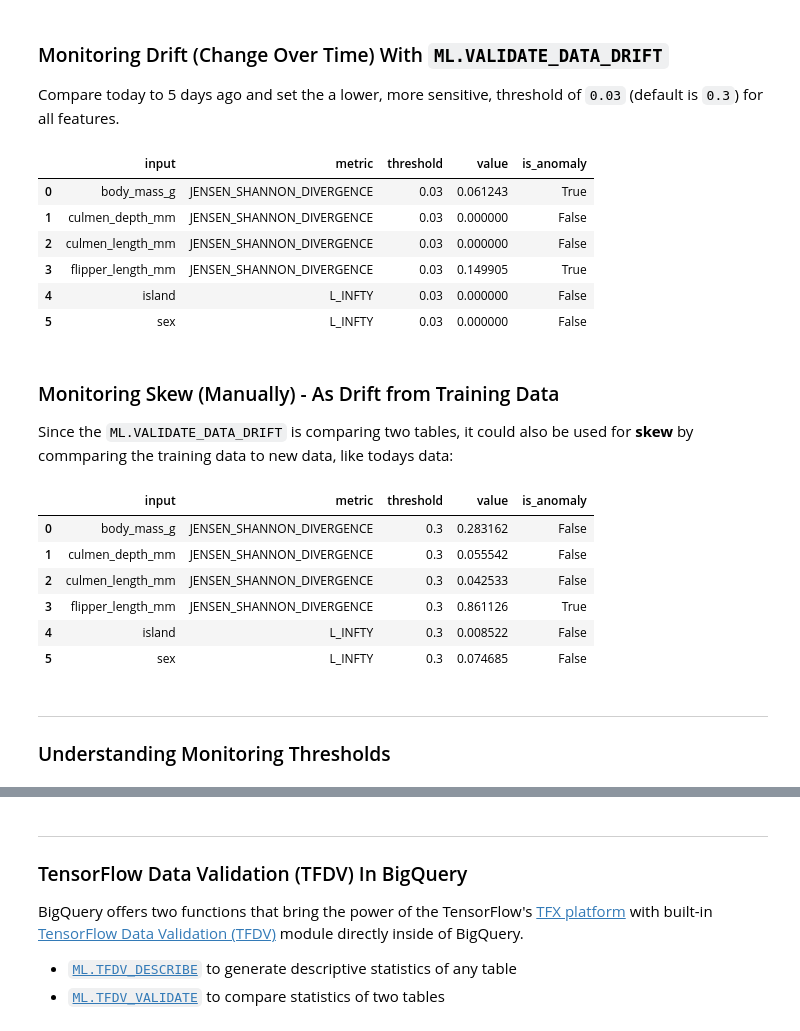
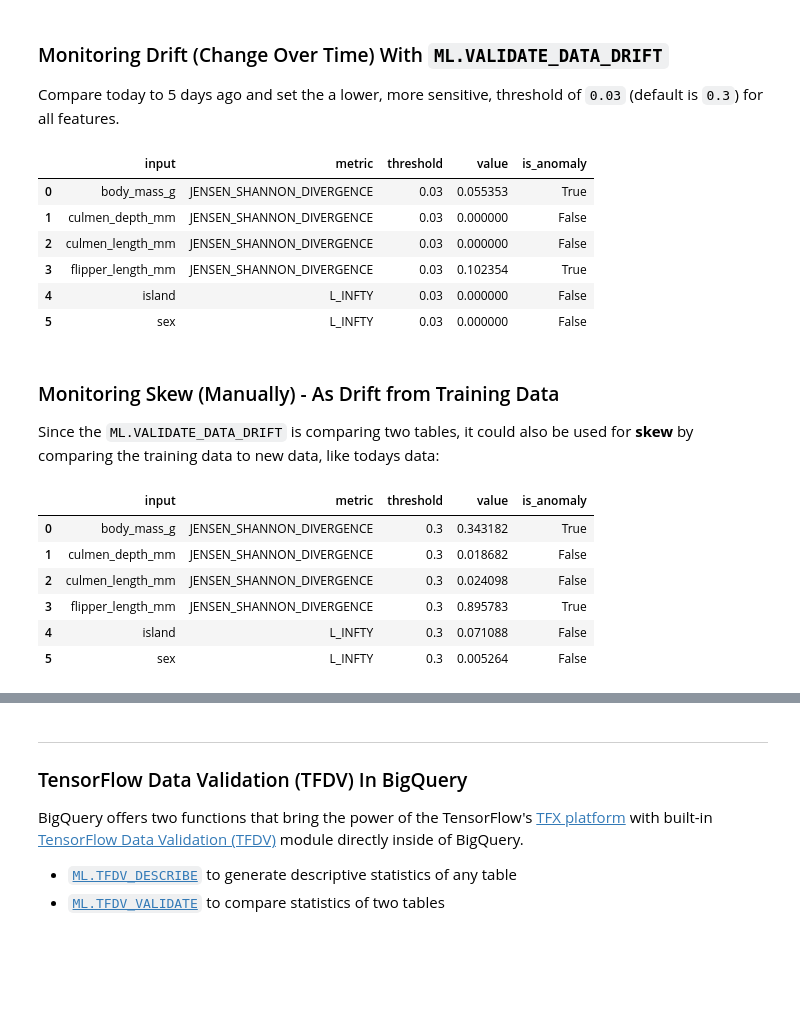
Before and after one commit to statmike/vertex-ai-mlops, a Jupyter notebook: Model Monitoring/bqml-model-monitoring-tutorial.ipynb, the cells around one changed output, grey strips where cells are left out. Saved outputs shown, nothing was run; the diff lists cells and outputs as text; code cells hidden in the pictures; blank space fills up the shorter version.

```diff
--- a/Model Monitoring/bqml-model-monitoring-tutorial.ipynb
+++ b/Model Monitoring/bqml-model-monitoring-tutorial.ipynb
@@ -705,14 +705,14 @@ Compare today to 5 days ago and set the a lower, more sensitive, threshold of `0
 SELECT *
 FROM ML.VALIDATE_DATA_DRIFT(
     (
-        SELECT * EXCEPT(feature_timestamp, species)
-        FROM `statmike-mlops-349915.bqml_model_monitoring.production`
-        WHERE DATE(feature_timestamp) = DATE_SUB(CURRENT_DATE(), INTERVAL 5 DAY)
+        SELECT * EXCEPT(instance_timestamp, species)
+        FROM `statmike-mlops-349915.bqml_model_monitoring.serving`
+        WHERE DATE(instance_timestamp) = DATE_SUB(CURRENT_DATE(), INTERVAL 5 DAY)
     ),
     (
-        SELECT * EXCEPT(feature_timestamp, species)
-        FROM `statmike-mlops-349915.bqml_model_monitoring.production`
-        WHERE DATE(feature_timestamp) = CURRENT_DATE()
+        SELECT * EXCEPT(instance_timestamp, species)
+        FROM `statmike-mlops-349915.bqml_model_monitoring.serving`
+        WHERE DATE(instance_timestamp) = CURRENT_DATE()
     ),
     STRUCT(
         0.03 AS categorical_default_threshold,
@@ -721,39 +721,36 @@ FROM ML.VALIDATE_DATA_DRIFT(
 );
 # %% [output]
 |  | input | metric | threshold | value | is_anomaly |
-| 0 | body_mass_g | JENSEN_SHANNON_DIVERGENCE | 0.03 | 0.061243 | True |
+| 0 | body_mass_g | JENSEN_SHANNON_DIVERGENCE | 0.03 | 0.055353 | True |
 | 1 | culmen_depth_mm | JENSEN_SHANNON_DIVERGENCE | 0.03 | 0.000000 | False |
 | 2 | culmen_length_mm | JENSEN_SHANNON_DIVERGENCE | 0.03 | 0.000000 | False |
-| 3 | flipper_length_mm | JENSEN_SHANNON_DIVERGENCE | 0.03 | 0.149905 | True |
+| 3 | flipper_length_mm | JENSEN_SHANNON_DIVERGENCE | 0.03 | 0.102354 | True |
 | 4 | island | L_INFTY | 0.03 | 0.000000 | False |
 | 5 | sex | L_INFTY | 0.03 | 0.000000 | False |
 # %% [markdown]
 ### Monitoring Skew (Manually) - As Drift from Training Data
 
-Since the `ML.VALIDATE_DATA_DRIFT` is comparing two tables, it could also be used for **skew** by commparing the training data to new data, like todays data:
+Since the `ML.VALIDATE_DATA_DRIFT` is comparing two tables, it could also be used for **skew** by comparing the training data to new data, like todays data:
 # %%
 %%bigquery
 SELECT *
 FROM ML.VALIDATE_DATA_DRIFT(
     (
         SELECT *
-        FROM `statmike-mlops-349915.bqml_model_monitoring.source_split`
+        FROM `statmike-mlops-349915.bqml_model_monitoring.training_split`
         WHERE splits = 'TRAIN'
     ),
     (
-        SELECT * EXCEPT(feature_timestamp, species)
-        FROM `statmike-mlops-349915.bqml_model_monitoring.production`
-        WHERE DATE(feature_timestamp) = CURRENT_DATE()
+        SELECT * EXCEPT(instance_timestamp, species)
+        FROM `statmike-mlops-349915.bqml_model_monitoring.serving`
+        WHERE DATE(instance_timestamp) = CURRENT_DATE()
     )
 );
 # %% [output]
 |  | input | metric | threshold | value | is_anomaly |
-| 0 | body_mass_g | JENSEN_SHANNON_DIVERGENCE | 0.3 | 0.283162 | False |
-| 1 | culmen_depth_mm | JENSEN_SHANNON_DIVERGENCE | 0.3 | 0.055542 | False |
-| 2 | culmen_length_mm | JENSEN_SHANNON_DIVERGENCE | 0.3 | 0.042533 | False |
-| 3 | flipper_length_mm | JENSEN_SHANNON_DIVERGENCE | 0.3 | 0.861126 | True |
-| 4 | island | L_INFTY | 0.3 | 0.008522 | False |
-| 5 | sex | L_INFTY | 0.3 | 0.074685 | False |
+| 0 | body_mass_g | JENSEN_SHANNON_DIVERGENCE | 0.3 | 0.343182 | True |
+| 1 | culmen_depth_mm | JENSEN_SHANNON_DIVERGENCE | 0.3 | 0.018682 | False |
+| 2 | culmen_length_mm | JENSEN_SHANNON_DIVERGENCE | 0.3 | 0.024098 | False |
+| 3 | flipper_length_mm | JENSEN_SHANNON_DIVERGENCE | 0.3 | 0.895783 | True |
+| 4 | island | L_INFTY | 0.3 | 0.071088 | False |
+| 5 | sex | L_INFTY | 0.3 | 0.005264 | False |
-# %% [markdown]
----
-### Understanding Monitoring Thresholds
```
Also changed, not shown: parts of 76 cells of this notebook.
